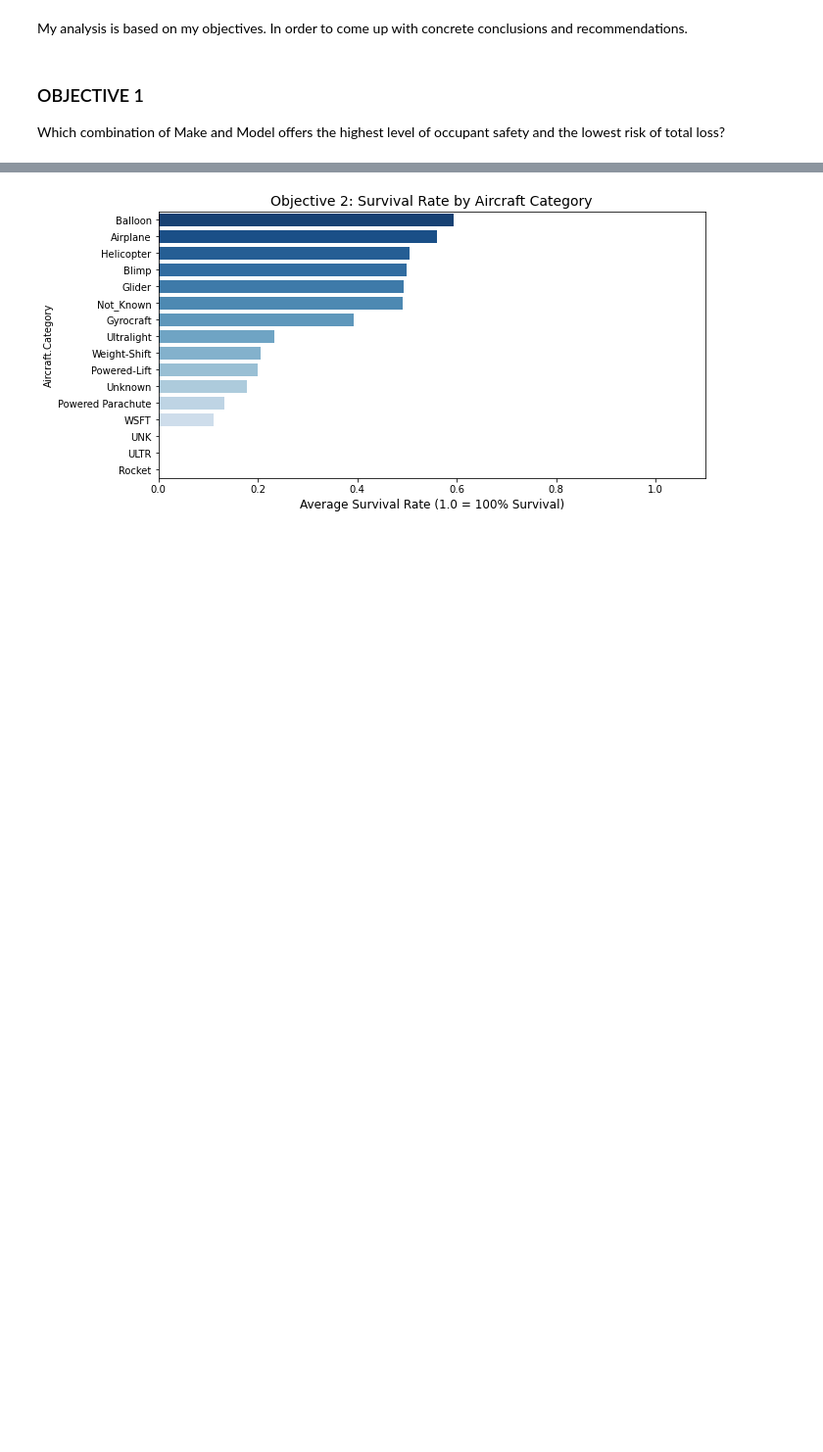
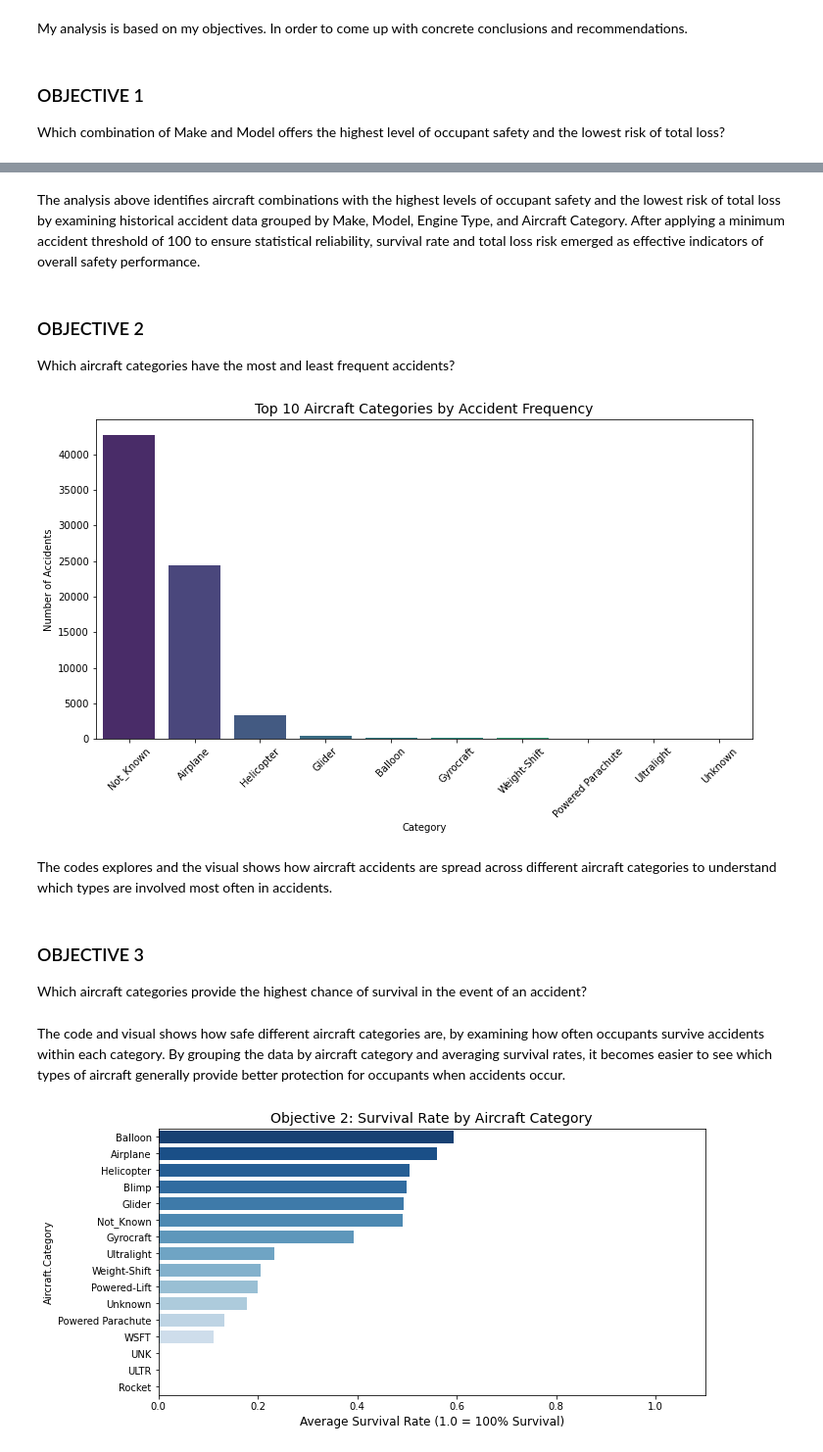
Before and after one commit to angelawachira-eng/Phase_1_-Aviation_Project, a Jupyter notebook: Assignments/Phase1/Phase_1_Project/student.ipynb, the cells around one changed output, grey strips where cells are left out. Shown at 98% size. Saved outputs shown, nothing was run; the diff lists cells and outputs as text; code cells hidden in the pictures; blank space fills up the shorter version.

```diff
--- a/Assignments/Phase1/Phase_1_Project/student.ipynb
+++ b/Assignments/Phase1/Phase_1_Project/student.ipynb
@@ -638,3 +557,31 @@ plt.show()
+# %% [markdown]
+The analysis above identifies aircraft combinations with the highest levels of occupant safety and the lowest risk of total loss by examining historical accident data grouped by Make, Model, Engine Type, and Aircraft Category. After applying a minimum accident threshold of 100 to ensure statistical reliability, survival rate and total loss risk emerged as effective indicators of overall safety performance.
+# %% [markdown]
+### OBJECTIVE 2
+Which aircraft categories have the most and least frequent accidents?
+# %%
+#Accident frequency by category
+counts = new_df['Aircraft.Category'].value_counts()
+
+
+# Visual 3
+plt.figure(figsize=(12, 6))
+top_categories = counts.head(10)
+sb.barplot(x=top_categories.index, y=top_categories.values, palette='viridis')
+plt.title('Top 10 Aircraft Categories by Accident Frequency', fontsize=14)
+plt.xlabel('Category')
+plt.ylabel('Number of Accidents')
+plt.xticks(rotation=45)
+plt.show()
+# %% [output]
+[figure, added]
+# %% [markdown]
+The codes explores and the visual shows how aircraft accidents are spread across different aircraft categories to understand which types are involved most often in accidents.
+# %% [markdown]
+### OBJECTIVE 3
+Which aircraft categories provide the highest chance of survival in the event of an accident?
+# %% [markdown]
+The code and visual shows how safe different aircraft categories are, by examining how often occupants survive accidents within each category. By grouping the data by aircraft category and averaging survival rates, it becomes easier to see which types of aircraft generally provide better protection for occupants when accidents occur.
 # %%
 # Group by Category and calculate average survival rate
 category_safety = new_df.groupby('Aircraft.Category')['Survival_Rate'].mean().sort_values(ascending=False).reset_index()
```
Also changed, not shown: parts of 15 cells of this notebook.
